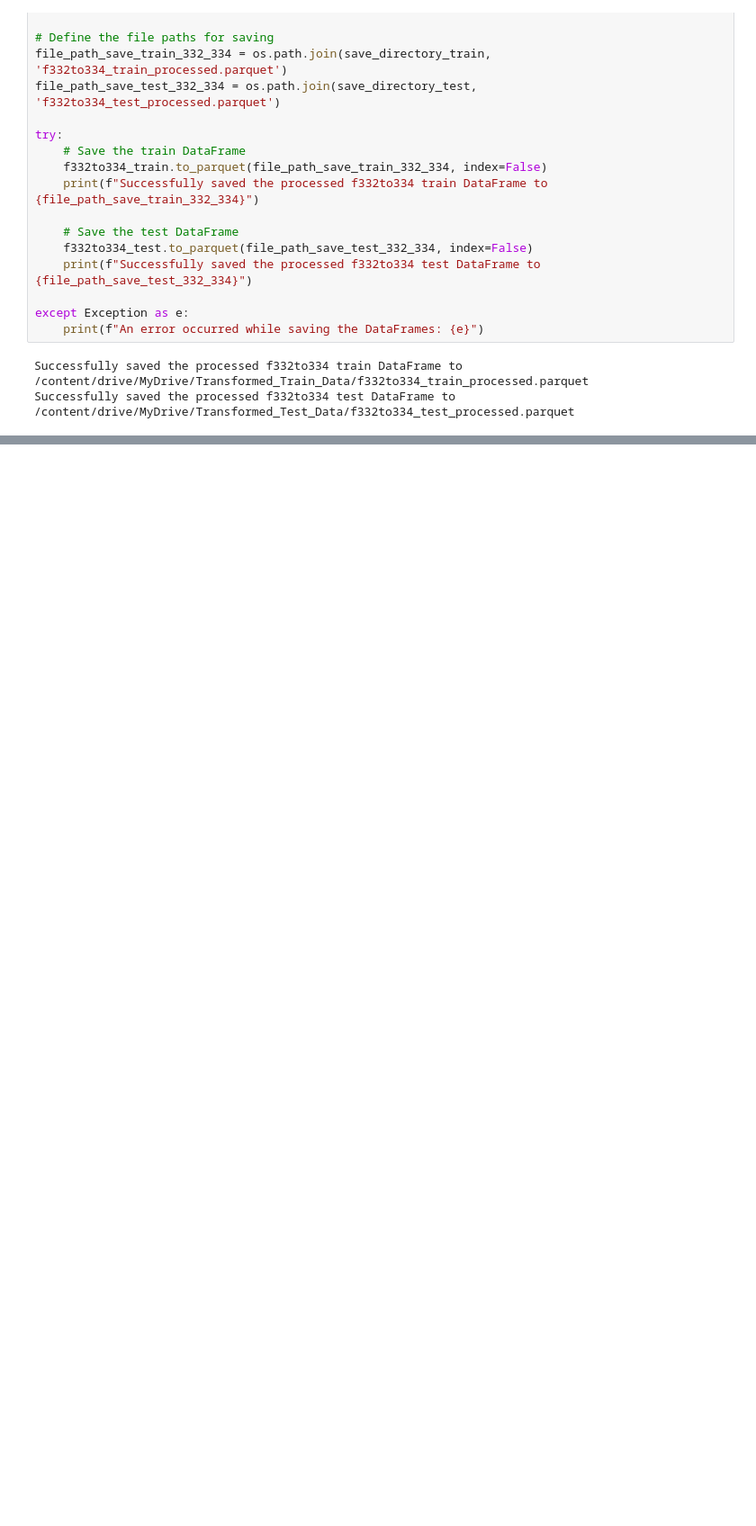
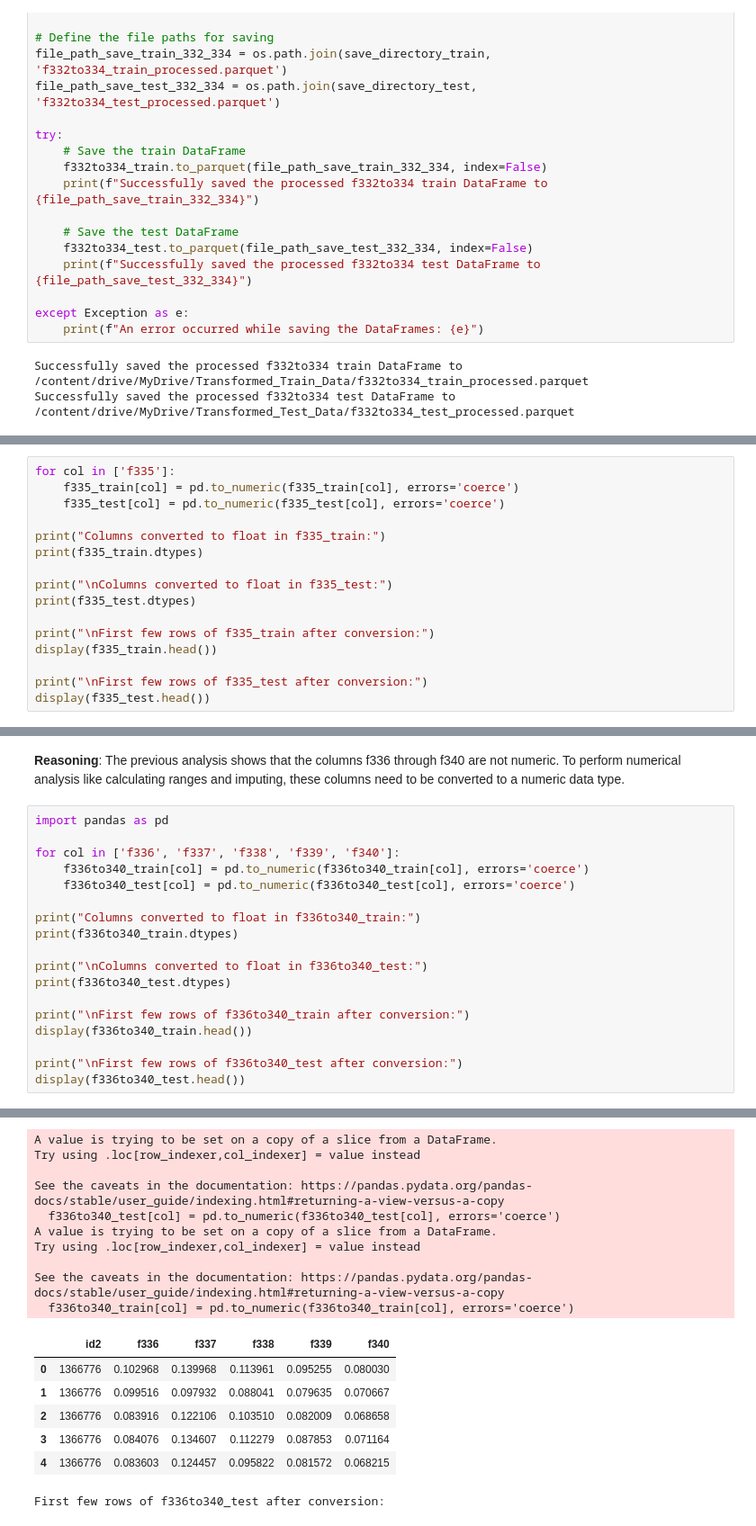
Before and after one commit to rishabh-0042/American_Express_Hackathon_25-2025, a Jupyter notebook: Feature_Engineering3.ipynb, the cells around one changed output, grey strips where cells are left out. Shown: that part at 90% size. Saved outputs shown, nothing was run; the diff lists cells and outputs as text; blank space fills up the shorter version.

```diff
--- a/Feature_Engineering3.ipynb
+++ b/Feature_Engineering3.ipynb
@@ -1173,0 +1204,16 @@ Successfully saved the processed f332to334 test DataFrame to /content/drive/MyDr
+# %%
+for col in ['f335']:
+    f335_train[col] = pd.to_numeric(f335_train[col], errors='coerce')
+    f335_test[col] = pd.to_numeric(f335_test[col], errors='coerce')
+
+print("Columns converted to float in f335_train:")
+print(f335_train.dtypes)
+
+print("\nColumns converted to float in f335_test:")
+print(f335_test.dtypes)
+
+print("\nFirst few rows of f335_train after conversion:")
+display(f335_train.head())
+
+print("\nFirst few rows of f335_test after conversion:")
+display(f335_test.head())
@@ -1173,0 +1323,22 @@ Successfully saved the processed f332to334 test DataFrame to /content/drive/MyDr
+# %% [markdown]
+**Reasoning**:
+The previous analysis shows that the columns f336 through f340 are not numeric. To perform numerical analysis like calculating ranges and imputing, these columns need to be converted to a numeric data type.
+# %%
+import pandas as pd
+
+for col in ['f336', 'f337', 'f338', 'f339', 'f340']:
+    f336to340_train[col] = pd.to_numeric(f336to340_train[col], errors='coerce')
+    f336to340_test[col] = pd.to_numeric(f336to340_test[col], errors='coerce')
+
+print("Columns converted to float in f336to340_train:")
+print(f336to340_train.dtypes)
+
+print("\nColumns converted to float in f336to340_test:")
+print(f336to340_test.dtypes)
+
+print("\nFirst few rows of f336to340_train after conversion:")
+display(f336to340_train.head())
+
+print("\nFirst few rows of f336to340_test after conversion:")
+display(f336to340_test.head())
+# %% [output]
@@ -1173,0 +1364,17 @@ Successfully saved the processed f332to334 test DataFrame to /content/drive/MyDr
+A value is trying to be set on a copy of a slice from a DataFrame.
+Try using .loc[row_indexer,col_indexer] = value instead
+
+See the caveats in the documentation: https://pandas.pydata.org/pandas-docs/stable/user_guide/indexing.html#returning-a-view-versus-a-copy
+  f336to340_test[col] = pd.to_numeric(f336to340_test[col], errors='coerce')
+A value is trying to be set on a copy of a slice from a DataFrame.
+Try using .loc[row_indexer,col_indexer] = value instead
+
+See the caveats in the documentation: https://pandas.pydata.org/pandas-docs/stable/user_guide/indexing.html#returning-a-view-versus-a-copy
+  f336to340_train[col] = pd.to_numeric(f336to340_train[col], errors='coerce')
+|  | id2 | f336 | f337 | f338 | f339 | f340 |
+| 0 | 1366776 | 0.102968 | 0.139968 | 0.113961 | 0.095255 | 0.080030 |
+| 1 | 1366776 | 0.099516 | 0.097932 | 0.088041 | 0.079635 | 0.070667 |
+| 2 | 1366776 | 0.083916 | 0.122106 | 0.103510 | 0.082009 | 0.068658 |
+| 3 | 1366776 | 0.084076 | 0.134607 | 0.112279 | 0.087853 | 0.071164 |
+| 4 | 1366776 | 0.083603 | 0.124457 | 0.095822 | 0.081572 | 0.068215 |
+First few rows of f336to340_test after conversion:
```
Also changed, not shown: parts of 24 cells of this notebook.
